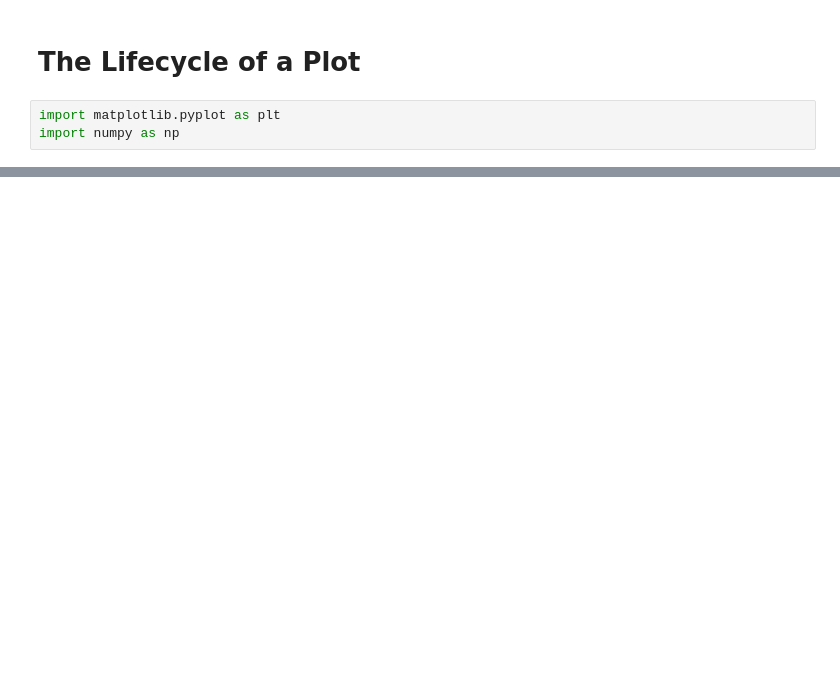
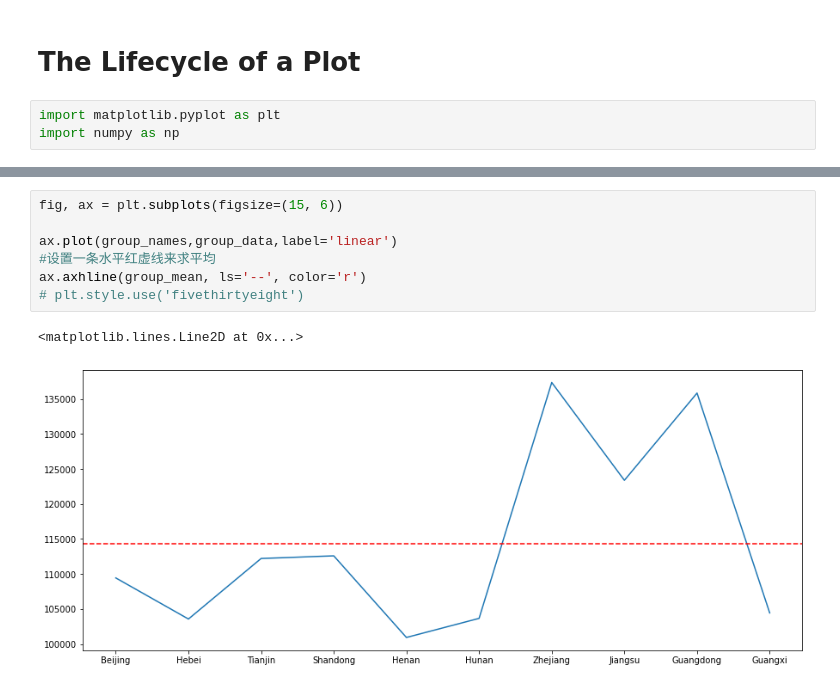
Before and after one commit to mangxiao2018/Matplotlib-Samples, a Jupyter notebook: The-Lifecycle-of-a-Plot.ipynb, the cells around one changed output, grey strips where cells are left out. Drawn from its saved outputs; the diff is of its cells as text; blank space fills up the shorter version.

Commit message:
axhline

```diff
--- a/The-Lifecycle-of-a-Plot.ipynb
+++ b/The-Lifecycle-of-a-Plot.ipynb
@@ -25,0 +26,10 @@ ax.barh(group_names, group_data)
+# %%
+fig, ax = plt.subplots(figsize=(15, 6))
+
+ax.plot(group_names,group_data,label='linear')
+#设置一条水平红虚线来求平均
+ax.axhline(group_mean, ls='--', color='r')
+# plt.style.use('fivethirtyeight')
+# %% [output]
+<matplotlib.lines.Line2D at 0x...>
+[figure, added]
```
Also changed, not shown: parts of 2 cells of this notebook.
